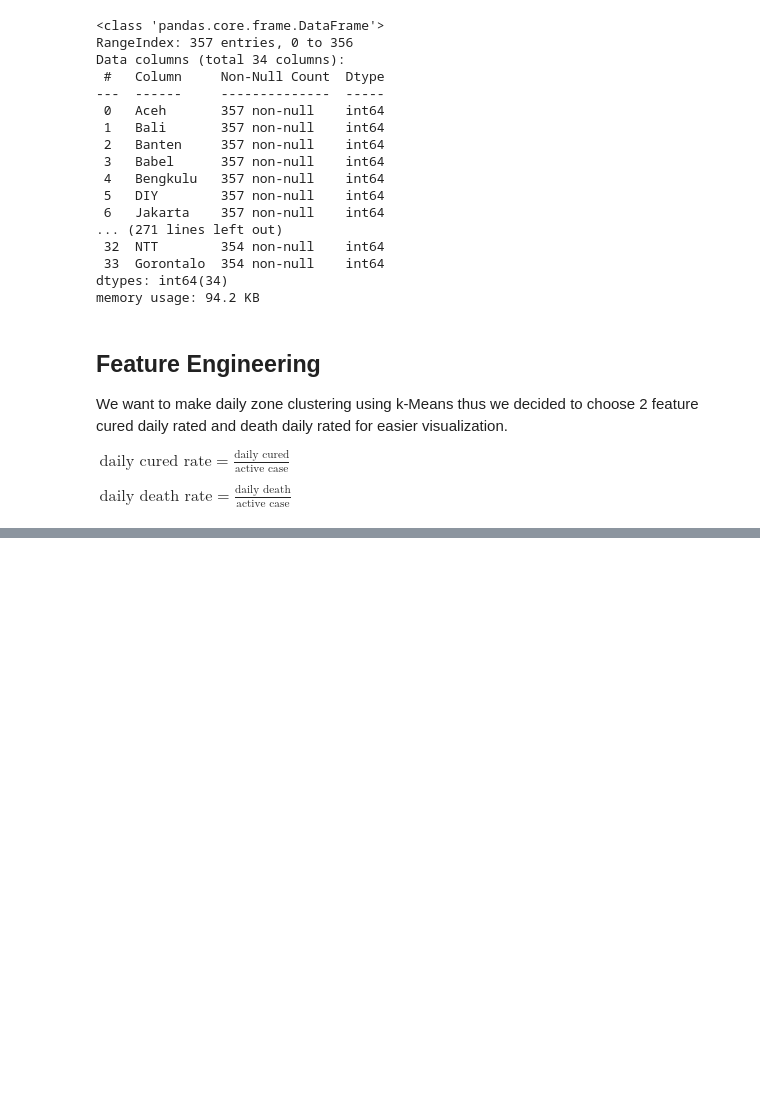
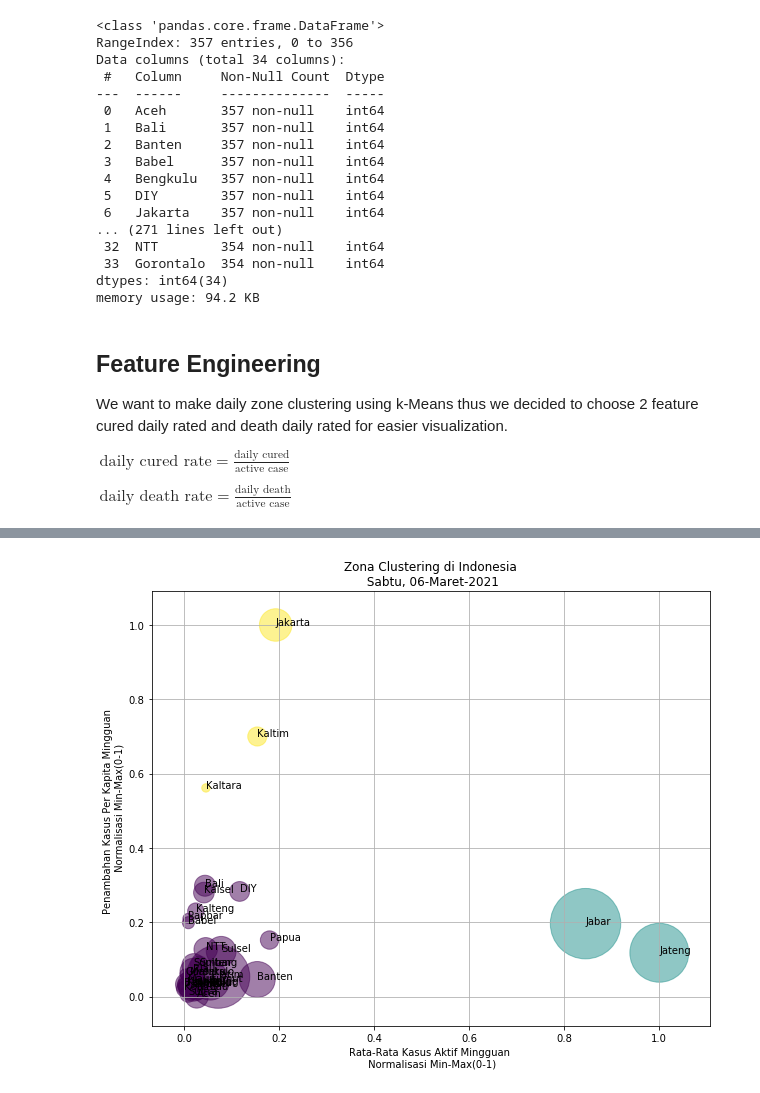
Before and after one commit to noczero/Indonesia-COVID-19-Analytics-n-Explorations, a Jupyter notebook: notebooks/kmeans.ipynb, the cells around one changed output, grey strips where cells are left out. Saved outputs shown, nothing was run; the diff lists cells and outputs as text; code cells hidden in the pictures; blank space fills up the shorter version.

Commit message:
add more plot k-means

```diff
--- a/notebooks/kmeans.ipynb
+++ b/notebooks/kmeans.ipynb
@@ -113,0 +222,14 @@ plt.show()
+# %%
+df_weekly_features = pd.DataFrame()
+df_weekly_features['weekly_active_average'] = df_categories['Kasus Aktif'].tail(7).mean()
+#df_weekly_features['weekly_death_cured_ratio'] =  df_categories['Meninggal Dunia Harian'].tail(7).mean() / df_categories['Sembuh Harian'].tail(7).mean()
+# df_weekly_death_average =
+df_weekly_features['weekly_confirmed_average'] = df_categories['Kasus Harian'].tail(7).mean()
+# %%
+# merge
+df_new_features = pd.merge(df_populations, df_weekly_features, how="inner", left_index=True, right_index=True)
+# %%
+# add per capita columns
+df_new_features['weekly_active_capita'] = df_new_features['weekly_active_average'] / df_new_features['population'] * 100
+df_new_features['weekly_confirmed_capita'] = df_new_features['weekly_confirmed_average'] / df_new_features['population'] * 100
+df_new_features.head()
@@ -113,0 +243,4 @@ plt.show()
+# %%
+#df_features_norm = ( df_new_features[['weekly_active_average','weekly_confirmed_capita']] - df_new_features[['weekly_active_average','weekly_confirmed_capita']].min() ) / ( df_new_features[['weekly_active_average','weekly_confirmed_capita']].max() - df_new_features[['weekly_active_average','weekly_confirmed_capita']].min() )
+df_features_norm = ( df_new_features - df_new_features.min() ) / ( df_new_features.max() - df_new_features.min() )
+df_features_norm
@@ -113,0 +265,31 @@ plt.show()
+# %%
+# predict
+y_predicts = KMeans(n_clusters=3).fit_predict(df_features_norm[['weekly_active_average','weekly_confirmed_capita']])
+
+size_points =  df_new_features['population'] / 10000
+
+# visualize
+fig = plt.figure(figsize=(10, 8))
+ax = plt.subplot(111)
+plt.scatter(df_features_norm['weekly_active_average'], df_features_norm['weekly_confirmed_capita'], c=y_predicts, s=size_points, alpha=0.5)
+ax.grid(True)
+
+for index, rows in df_features_norm.iterrows():
+    plt.annotate(index, (rows['weekly_active_average'],rows['weekly_confirmed_capita']))
+
+
+# make legends class
+# produce a legend with the unique colors from the scatter
+#legend1 = ax.legend(*scatter.legend_elements(),
+#                    loc="lower left", title="Classes")
+#ax.add_artist(legend1)
+latest_dt = pd.to_datetime(df_date_time['Kasus Aktif'].tail(1))
+readable_datetime = latest_dt.dt.strftime('%A, %d-%B-%Y').values[0]
+plt.title("Zona Clustering di Indonesia\n {}".format(readable_datetime))
+plt.xlabel("Rata-Rata Kasus Aktif Mingguan \n Normalisasi Min-Max(0-1)")
+plt.ylabel("Penambahan Kasus Per Kapita Mingguan \n Normalisasi Min-Max(0-1)")
+
+plt.savefig('../images/{}_Semua_Provinsi.png'.format("K-Means_Weekly"), dpi=100, bbox_inches='tight')
+plt.show()
+# %% [output]
+[figure, added]
```
Also changed, not shown: parts of 11 cells of this notebook, 1 other file.
